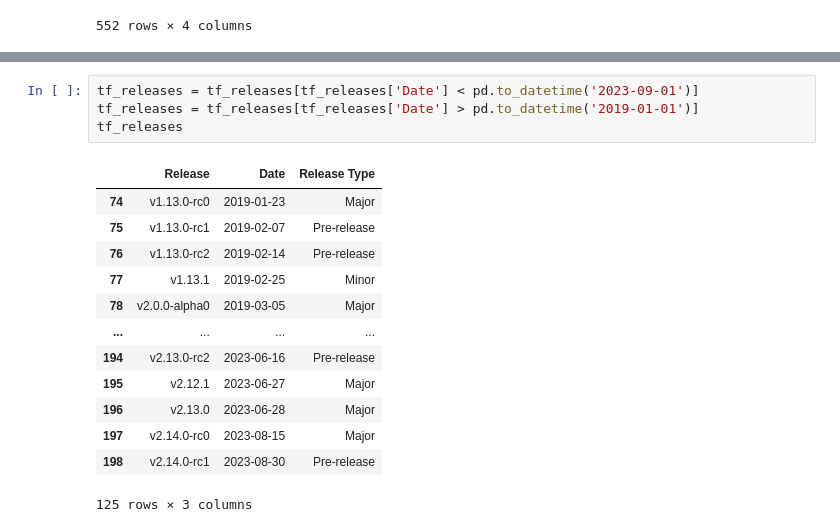
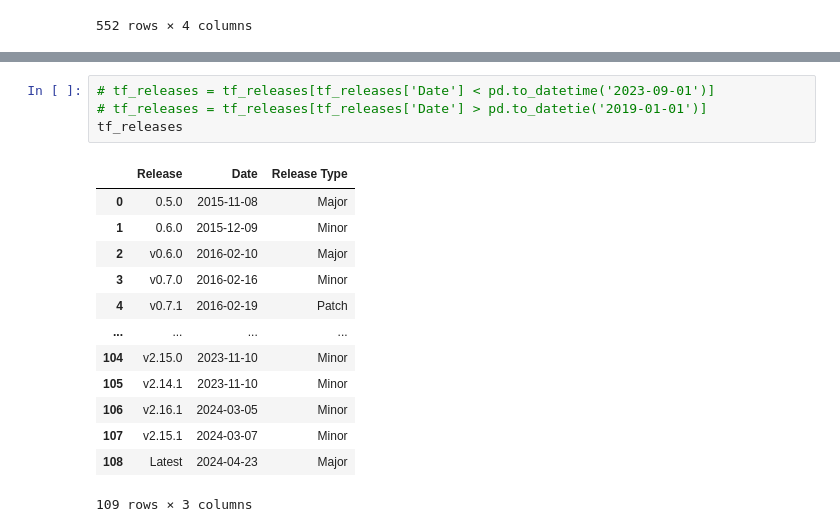
Before and after one commit to sharukat/docchameleon, a Jupyter notebook: doc_customizer_llm/customizer.ipynb, the cells around one changed output, grey strips where cells are left out. Cells and saved outputs as stored; diff of their text form.

```diff
--- a/doc_customizer_llm/customizer.ipynb
+++ b/doc_customizer_llm/customizer.ipynb
@@ -896,19 +896,19 @@ Minor           36
 Name: count, dtype: int64
 # %%
-tf_releases = tf_releases[tf_releases['Date'] < pd.to_datetime('2023-09-01')]
-tf_releases = tf_releases[tf_releases['Date'] > pd.to_datetime('2019-01-01')]
+# tf_releases = tf_releases[tf_releases['Date'] < pd.to_datetime('2023-09-01')]
+# tf_releases = tf_releases[tf_releases['Date'] > pd.to_datetie('2019-01-01')]
 tf_releases
 # %% [output]
 |  | Release | Date | Release Type |
-| 74 | v1.13.0-rc0 | 2019-01-23 | Major |
-| 75 | v1.13.0-rc1 | 2019-02-07 | Pre-release |
-| 76 | v1.13.0-rc2 | 2019-02-14 | Pre-release |
-| 77 | v1.13.1 | 2019-02-25 | Minor |
-| 78 | v2.0.0-alpha0 | 2019-03-05 | Major |
+| 0 | 0.5.0 | 2015-11-08 | Major |
+| 1 | 0.6.0 | 2015-12-09 | Minor |
+| 2 | v0.6.0 | 2016-02-10 | Major |
+| 3 | v0.7.0 | 2016-02-16 | Minor |
+| 4 | v0.7.1 | 2016-02-19 | Patch |
 | ... | ... | ... | ... |
-| 194 | v2.13.0-rc2 | 2023-06-16 | Pre-release |
-| 195 | v2.12.1 | 2023-06-27 | Major |
-| 196 | v2.13.0 | 2023-06-28 | Major |
-| 197 | v2.14.0-rc0 | 2023-08-15 | Major |
-| 198 | v2.14.0-rc1 | 2023-08-30 | Pre-release |
+| 104 | v2.15.0 | 2023-11-10 | Minor |
+| 105 | v2.14.1 | 2023-11-10 | Minor |
+| 106 | v2.16.1 | 2024-03-05 | Minor |
+| 107 | v2.15.1 | 2024-03-07 | Minor |
+| 108 | Latest | 2024-04-23 | Major |
-125 rows × 3 columns
+109 rows × 3 columns
```
Also changed, not shown: parts of 6 cells of this notebook, 30 other files.
